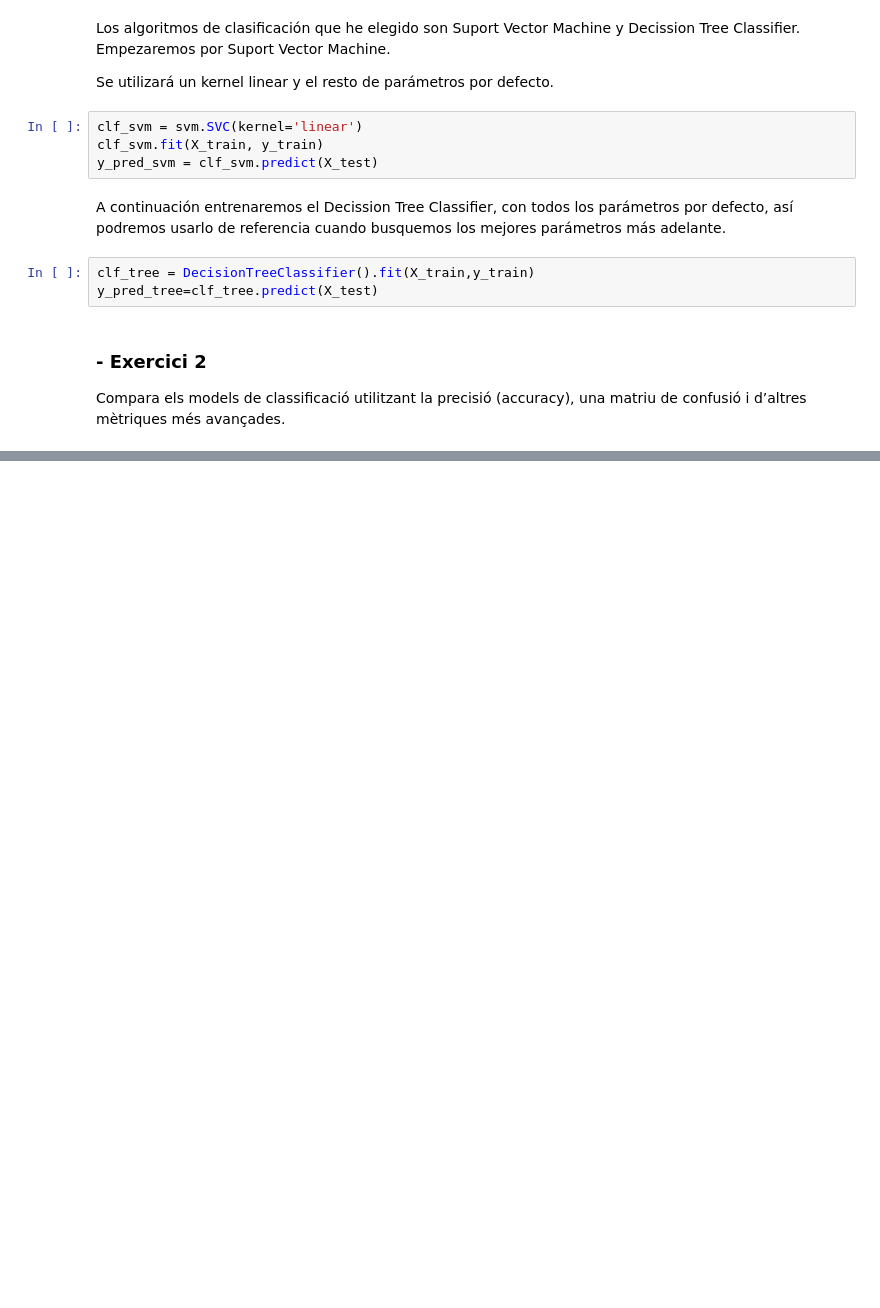
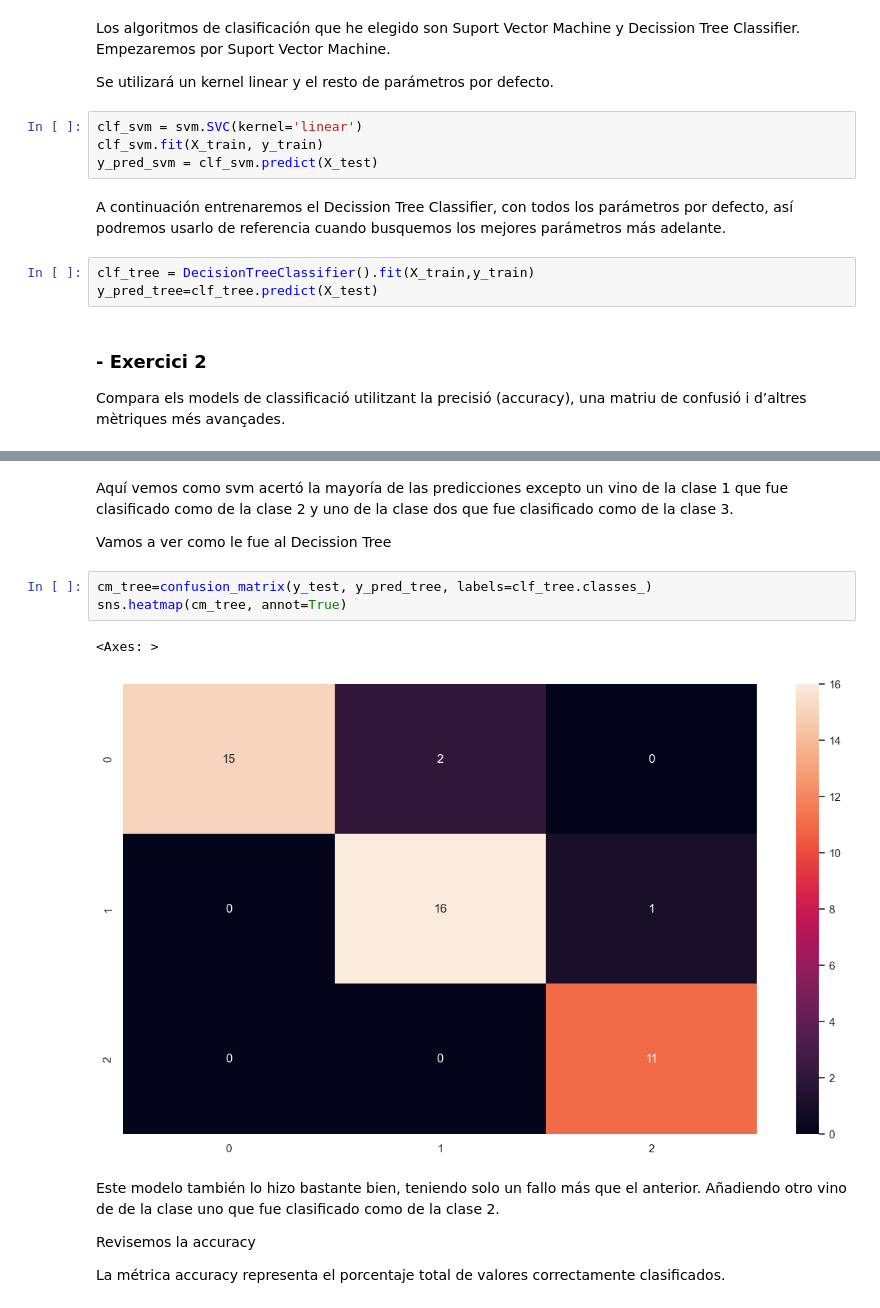
Before and after one commit to maribelseara/ML_classification, a Jupyter notebook: ml_classification.ipynb, the cells around one changed output, grey strips where cells are left out. Cells and saved outputs as stored; diff of their text form; blank space fills up the shorter version.

```diff
--- a/ml_classification.ipynb
+++ b/ml_classification.ipynb
@@ -272,0 +282,16 @@ Compara els models de classificació utilitzant la precisió (accuracy), una mat
+# %% [markdown]
+Aquí vemos como svm acertó la mayoría de las predicciones excepto un vino de la clase 1 que fue clasificado como de la clase 2 y uno de la clase dos que fue clasificado como de la clase 3.
+
+Vamos a ver como le fue al Decission Tree
+# %%
+cm_tree=confusion_matrix(y_test, y_pred_tree, labels=clf_tree.classes_)
+sns.heatmap(cm_tree, annot=True)
+# %% [output]
+<Axes: >
+[figure, added]
+# %% [markdown]
+Este modelo también lo hizo bastante bien, teniendo solo un fallo más que el anterior. Añadiendo otro vino de de la clase uno que fue clasificado como de la clase 2.
+
+Revisemos la accuracy
+
+La métrica accuracy representa el porcentaje total de valores correctamente clasificados.
```
Also changed, not shown: parts of 8 cells of this notebook.
